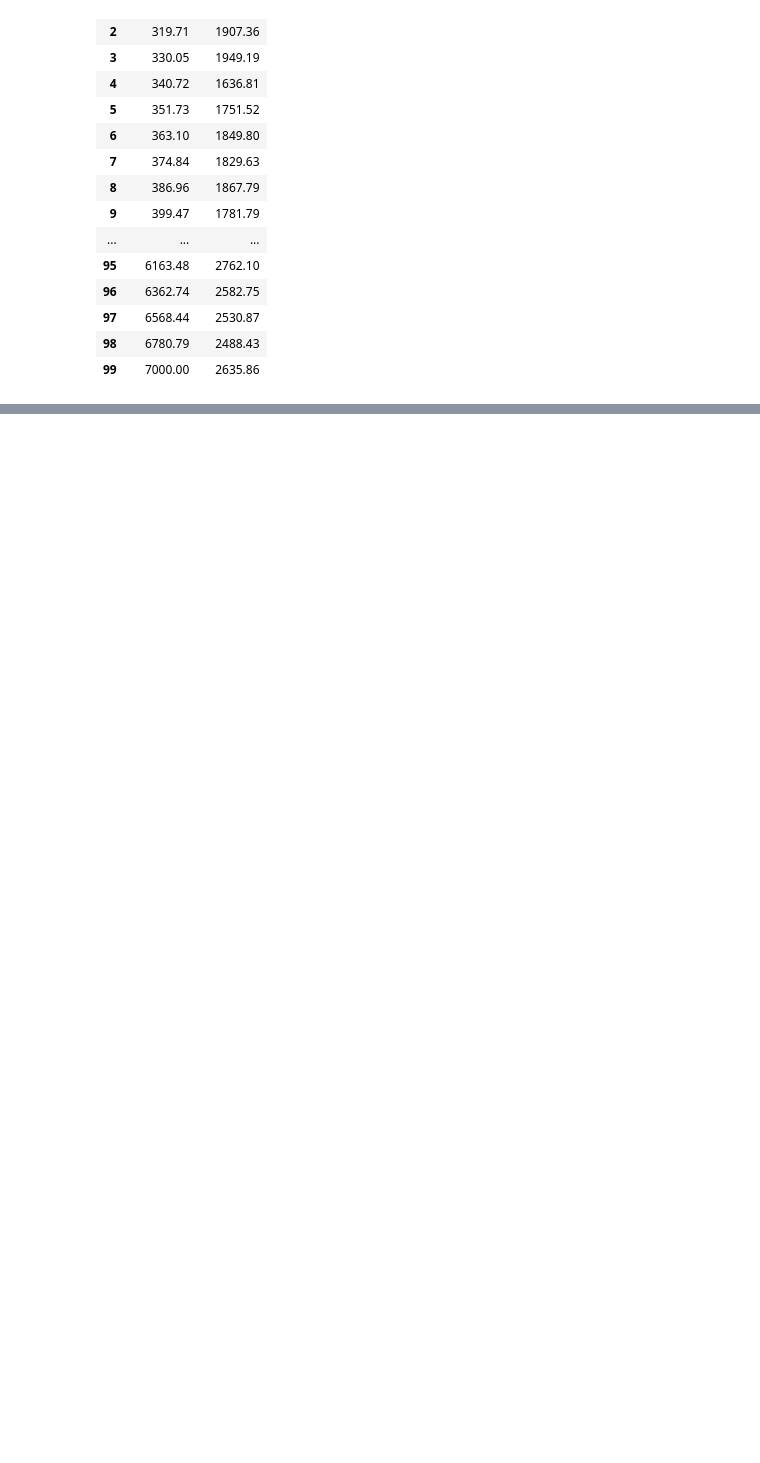
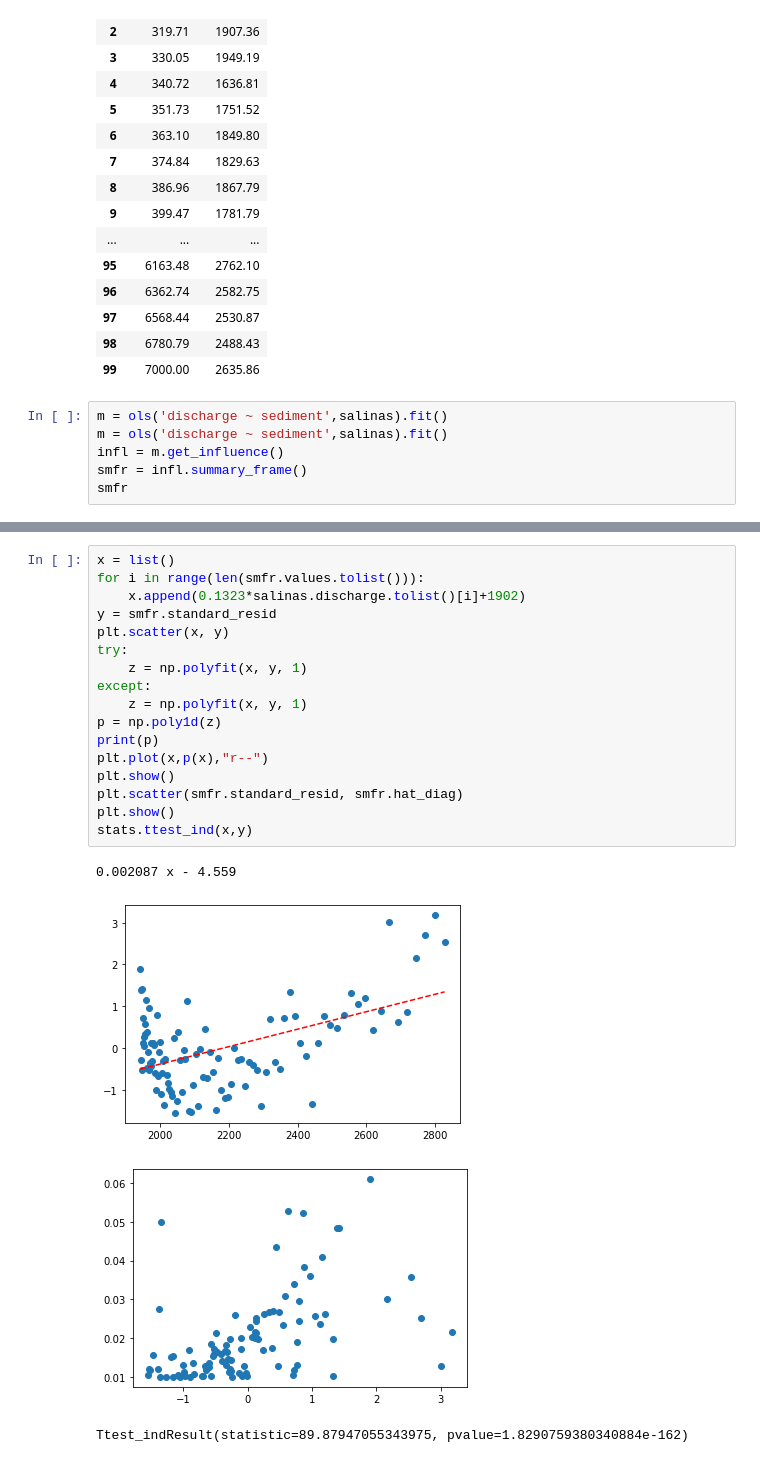
Before and after one commit to ghostlypi/RLabs, a Jupyter notebook: Lab 3/Lab 3.ipynb, the cells around one changed output, grey strips where cells are left out. Cells and saved outputs as stored; diff of their text form; blank space fills up the shorter version.

```diff
--- a/Lab 3/Lab 3.ipynb
+++ b/Lab 3/Lab 3.ipynb
@@ -479,3 +479,9 @@ salinas
 | 97 | 6568.44 | 2530.87 |
 | 98 | 6780.79 | 2488.43 |
 | 99 | 7000.00 | 2635.86 |
+# %%
+m = ols('discharge ~ sediment',salinas).fit()
+m = ols('discharge ~ sediment',salinas).fit()
+infl = m.get_influence()
+smfr = infl.summary_frame()
+smfr
@@ -518,0 +525,22 @@ smfr
+# %%
+x = list()
+for i in range(len(smfr.values.tolist())):
+    x.append(0.1323*salinas.discharge.tolist()[i]+1902)
+y = smfr.standard_resid
+plt.scatter(x, y)
+try:
+    z = np.polyfit(x, y, 1)
+except:
+    z = np.polyfit(x, y, 1)
+p = np.poly1d(z)
+print(p)
+plt.plot(x,p(x),"r--")
+plt.show()
+plt.scatter(smfr.standard_resid, smfr.hat_diag)
+plt.show()
+stats.ttest_ind(x,y)
+# %% [output]
+0.002087 x - 4.559
+[figure, added]
+[figure, added]
+Ttest_indResult(statistic=89.87947055343975, pvalue=1.8290759380340884e-162)
```
Also changed, not shown: parts of 8 cells of this notebook, 2 other files.
